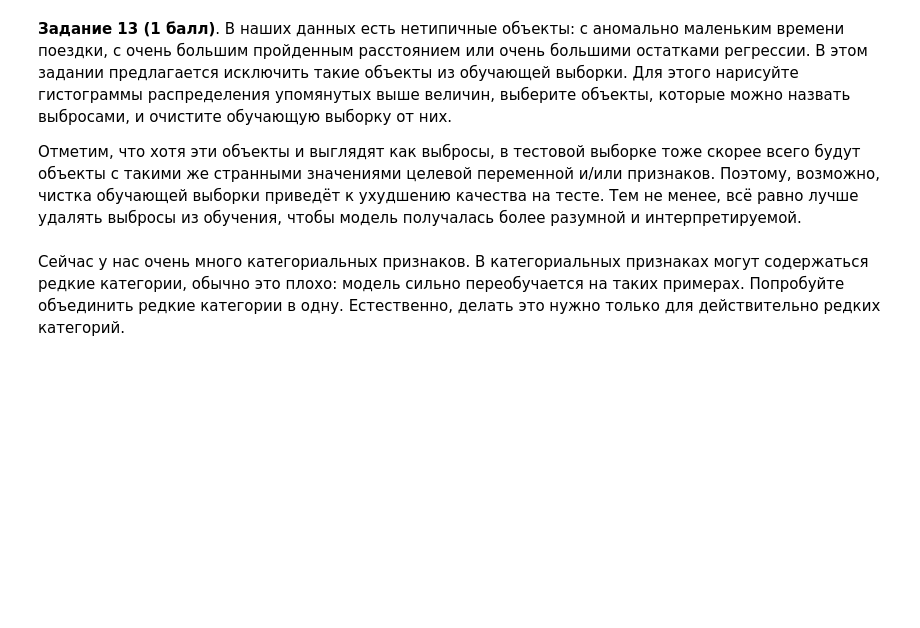
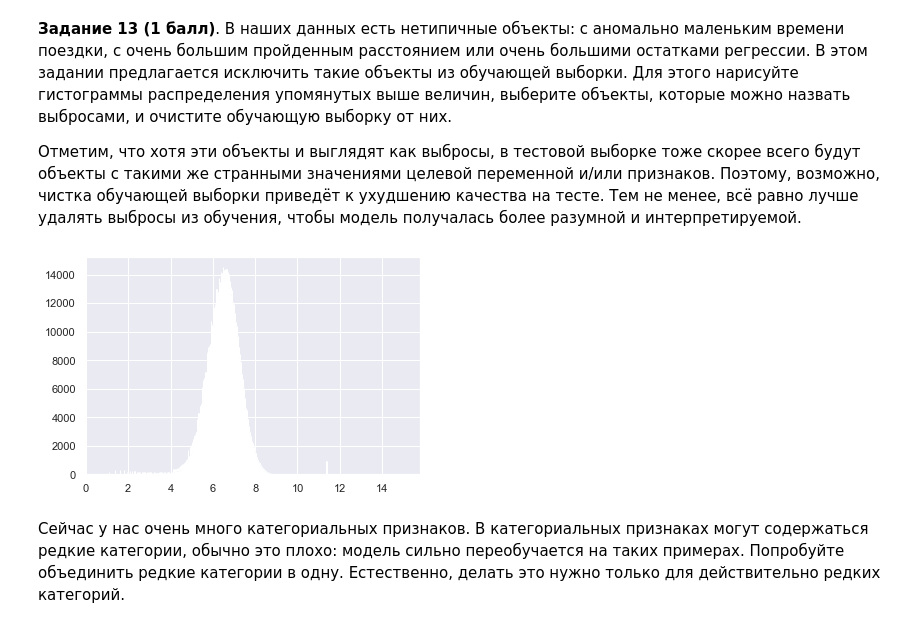
Before and after one commit to miche2020/ml-course-hse, a Jupyter notebook: 2020-fall/homeworks-practice/homework-practice-02-linregr.ipynb, the cells around one changed output. Drawn from its saved outputs; the diff is of its cells as text; code cells hidden in the pictures; blank space fills up the shorter version.

```diff
--- a/2020-fall/homeworks-practice/homework-practice-02-linregr.ipynb
+++ b/2020-fall/homeworks-practice/homework-practice-02-linregr.ipynb
@@ -520,3 +520,7 @@ Train MSE = 0.24554991
 Отметим, что хотя эти объекты и выглядят как выбросы, в тестовой выборке тоже скорее всего будут объекты с такими же странными значениями целевой переменной и/или признаков. Поэтому, возможно, чистка обучающей выборки приведёт к ухудшению качества на тесте. Тем не менее, всё равно лучше удалять выбросы из обучения, чтобы модель получалась более разумной и интерпретируемой.
 # %%
 #╰( ͡° ͜ʖ ͡° )つ──☆*:・ﾟ
+plt.hist(data.log_trip_duration,bins='auto')
+plt.show()
+# %% [output]
+[figure, added]
```
Also changed, not shown: parts of 18 cells of this notebook.
